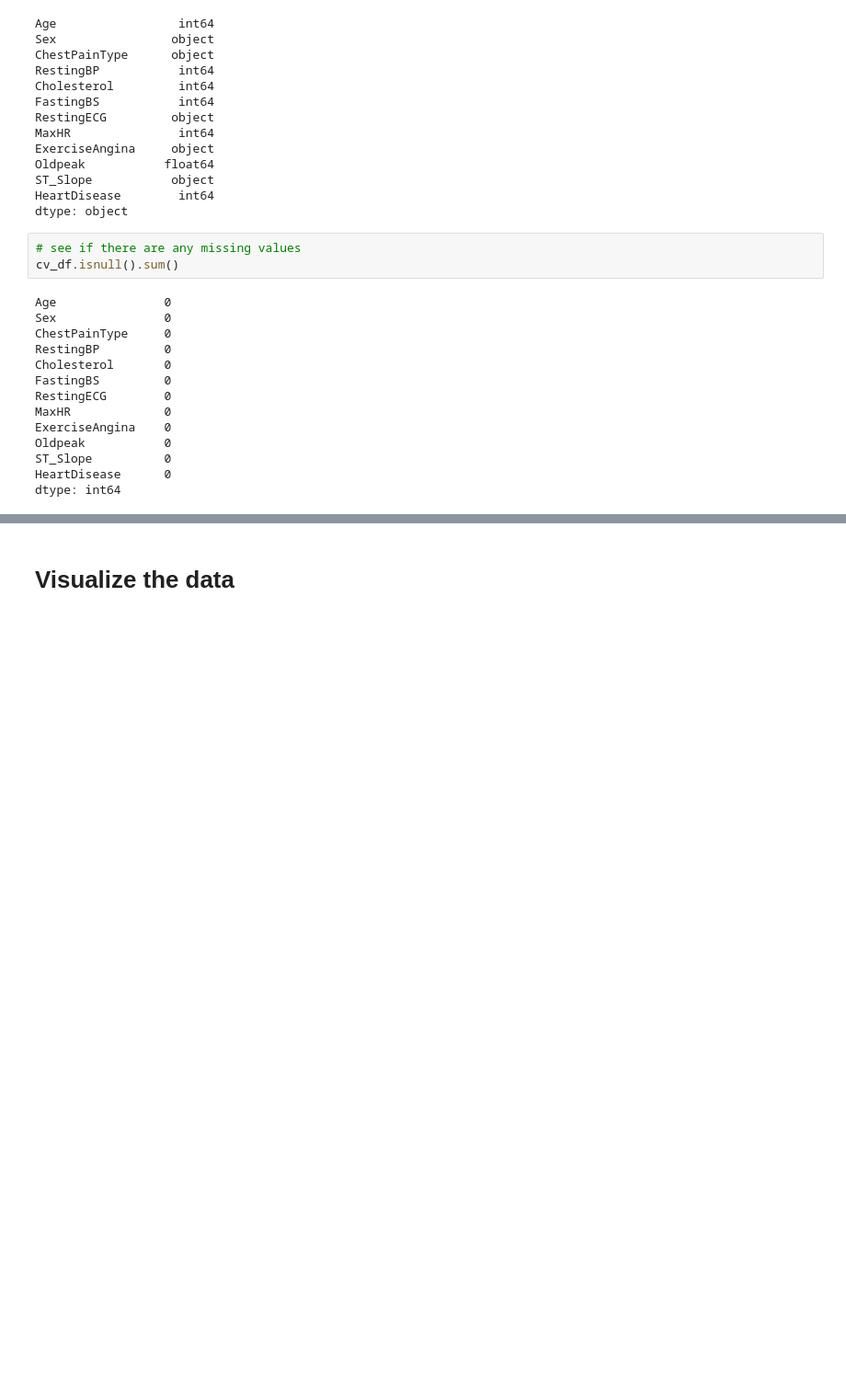
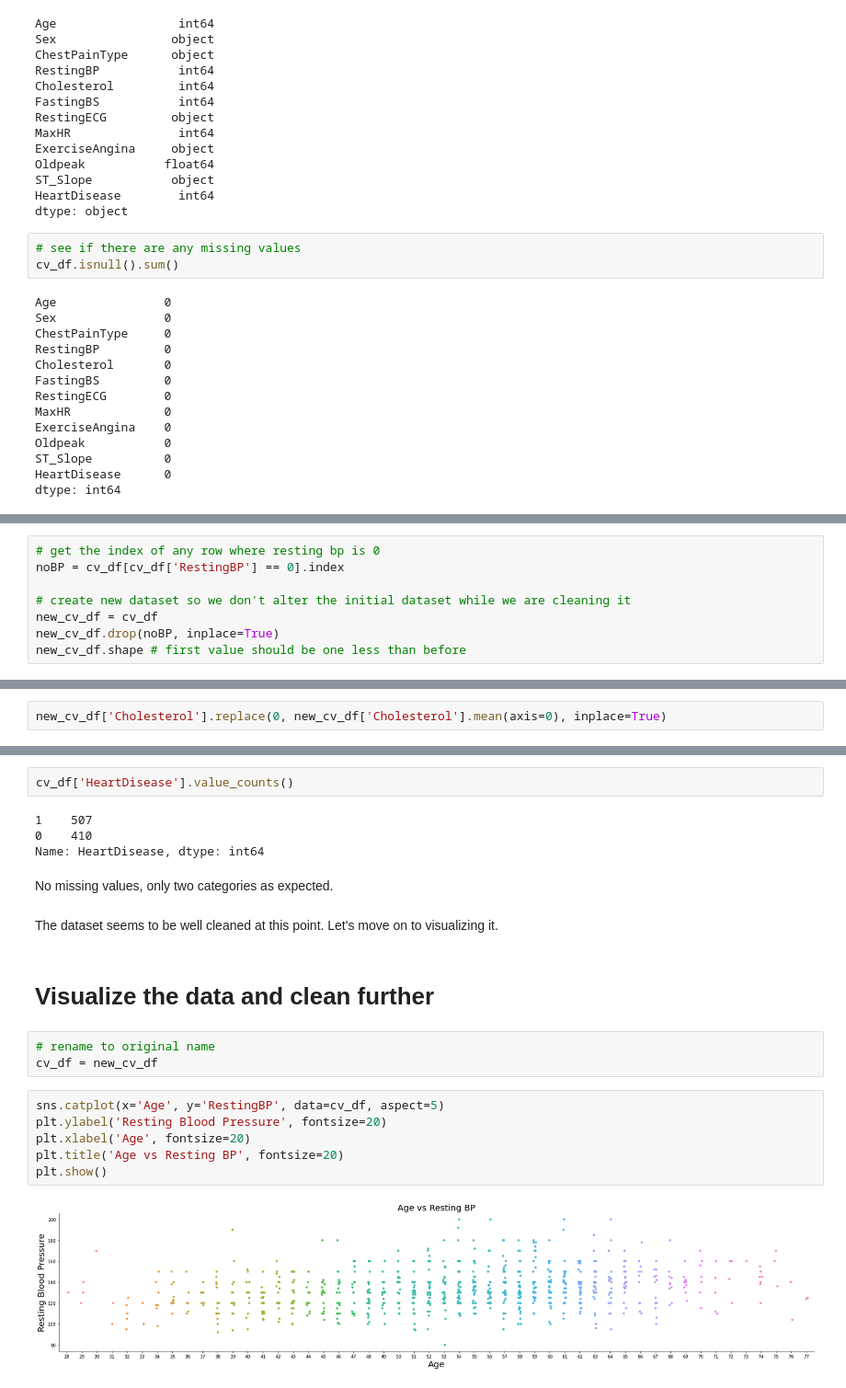
Before and after one commit to sclayton33/data-science-practice, a Jupyter notebook: Kaggle_heart_failure_dataset_practice.ipynb, the cells around one changed output, grey strips where cells are left out. Shown at 92% size. Cells and saved outputs as stored; diff of their text form; blank space fills up the shorter version.

Commit message:
cleaned dataset, replaced missing values

```diff
--- a/Kaggle_heart_failure_dataset_practice.ipynb
+++ b/Kaggle_heart_failure_dataset_practice.ipynb
@@ -97,0 +160,8 @@ This dataset is already well structured and has no missing values. We will proba
+# %%
+# get the index of any row where resting bp is 0
+noBP = cv_df[cv_df['RestingBP'] == 0].index
+
+# create new dataset so we don't alter the initial dataset while we are cleaning it
+new_cv_df = cv_df
+new_cv_df.drop(noBP, inplace=True)
+new_cv_df.shape # first value should be one less than before
@@ -97,0 +192,2 @@ This dataset is already well structured and has no missing values. We will proba
+# %%
+new_cv_df['Cholesterol'].replace(0, new_cv_df['Cholesterol'].mean(axis=0), inplace=True)
@@ -98,2 +292,23 @@ This dataset is already well structured and has no missing values. We will proba
+# %%
+cv_df['HeartDisease'].value_counts()
+# %% [output]
+1    507
+0    410
+Name: HeartDisease, dtype: int64
+# %% [markdown]
+No missing values, only two categories as expected.
+# %% [markdown]
+The dataset seems to be well cleaned at this point. Let's move on to visualizing it.
 # %% [markdown]
-# Visualize the data
+# Visualize the data and clean further
+# %%
+# rename to original name
+cv_df = new_cv_df
+# %%
+sns.catplot(x='Age', y='RestingBP', data=cv_df, aspect=5)
+plt.ylabel('Resting Blood Pressure', fontsize=20)
+plt.xlabel('Age', fontsize=20)
+plt.title('Age vs Resting BP', fontsize=20)
+plt.show()
+# %% [output]
+[figure, added]
```
Also changed, not shown: parts of 26 cells of this notebook.
